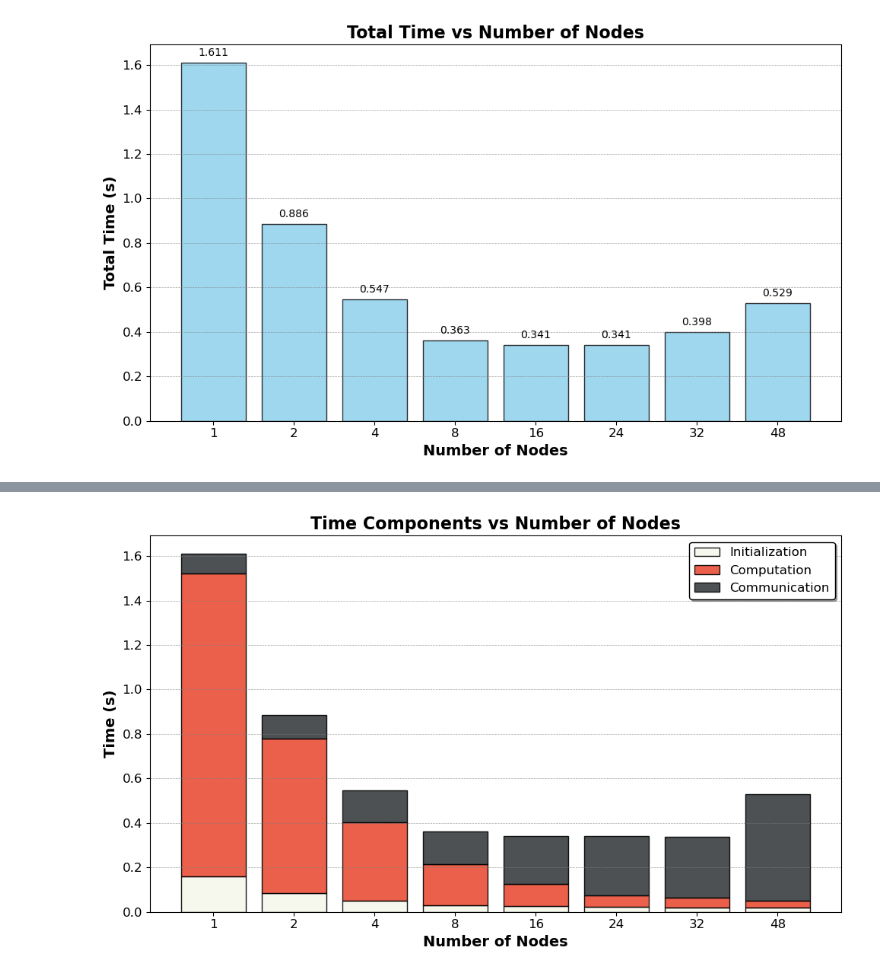
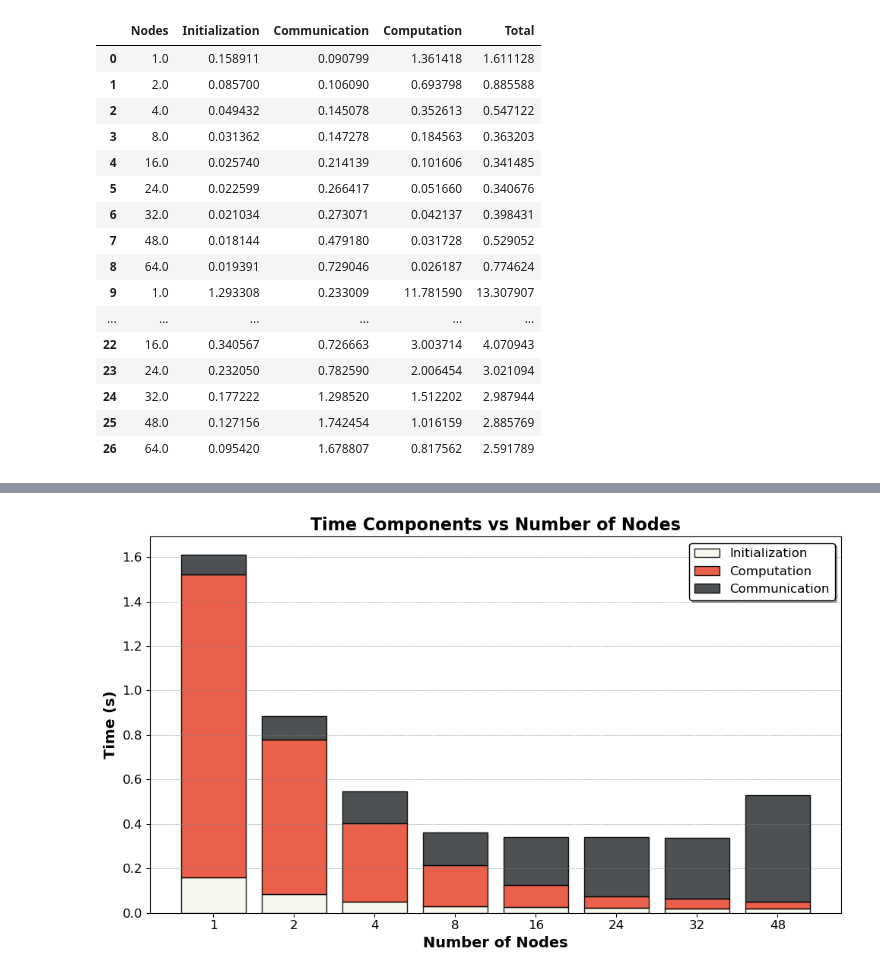
Before and after one commit to marcobarrasso1/Advanced-HPC-Final-Project, a Jupyter notebook: visualize.ipynb, the cells around one changed output, grey strips where cells are left out. Saved outputs shown, nothing was run; the diff lists cells and outputs as text; code cells hidden in the pictures.

```diff
--- a/visualize.ipynb
+++ b/visualize.ipynb
@@ -5,31 +5,26 @@ import pandas as pd
 # %%
 df = pd.read_csv('times.csv')
 df["size"] = df["size"] / 4
 
 df = df.drop(columns=["rank", "iters", "N"])
 df.columns = ["Nodes","Initialization","Communication","Computation","Total"]
 
-df10k = df.iloc[:8]
-x = np.arange(len(df10k))
-
-plt.figure(figsize=(10, 6))
-bars = plt.bar(x, df10k['Total'], color='skyblue', alpha=0.8, edgecolor='black')
-
-for bar in bars:
-    yval = bar.get_height()
-    plt.text(bar.get_x() + bar.get_width()/2, yval + 0.02,
-             f'{yval:.3f}', ha='center', va='bottom', fontsize=10)
-
-plt.xlabel('Number of Nodes', fontsize=14, fontweight='bold')
-plt.ylabel('Total Time (s)', fontsize=14, fontweight='bold')
-plt.title('Total Time vs Number of Nodes', fontsize=16, fontweight='bold')
-
-# show node labels (no decimals)
-plt.xticks(x, [f"{int(n)}" for n in df10k['Nodes']], fontsize=12)
-plt.yticks(fontsize=12)
-
-plt.grid(axis='y', linestyle='--', linewidth=0.5, color='gray', alpha=0.7)
-plt.tight_layout()
-plt.show()
+df
 # %% [output]
-[figure, removed]
+|  | Nodes | Initialization | Communication | Computation | Total |
+| 0 | 1.0 | 0.158911 | 0.090799 | 1.361418 | 1.611128 |
+| 1 | 2.0 | 0.085700 | 0.106090 | 0.693798 | 0.885588 |
+| 2 | 4.0 | 0.049432 | 0.145078 | 0.352613 | 0.547122 |
+| 3 | 8.0 | 0.031362 | 0.147278 | 0.184563 | 0.363203 |
+| 4 | 16.0 | 0.025740 | 0.214139 | 0.101606 | 0.341485 |
+| 5 | 24.0 | 0.022599 | 0.266417 | 0.051660 | 0.340676 |
+| 6 | 32.0 | 0.021034 | 0.273071 | 0.042137 | 0.398431 |
+| 7 | 48.0 | 0.018144 | 0.479180 | 0.031728 | 0.529052 |
+| 8 | 64.0 | 0.019391 | 0.729046 | 0.026187 | 0.774624 |
+| 9 | 1.0 | 1.293308 | 0.233009 | 11.781590 | 13.307907 |
+| ... | ... | ... | ... | ... | ... |
+| 22 | 16.0 | 0.340567 | 0.726663 | 3.003714 | 4.070943 |
+| 23 | 24.0 | 0.232050 | 0.782590 | 2.006454 | 3.021094 |
+| 24 | 32.0 | 0.177222 | 1.298520 | 1.512202 | 2.987944 |
+| 25 | 48.0 | 0.127156 | 1.742454 | 1.016159 | 2.885769 |
+| 26 | 64.0 | 0.095420 | 1.678807 | 0.817562 | 2.591789 |
```
Also changed, not shown: parts of 1 cell of this notebook.
